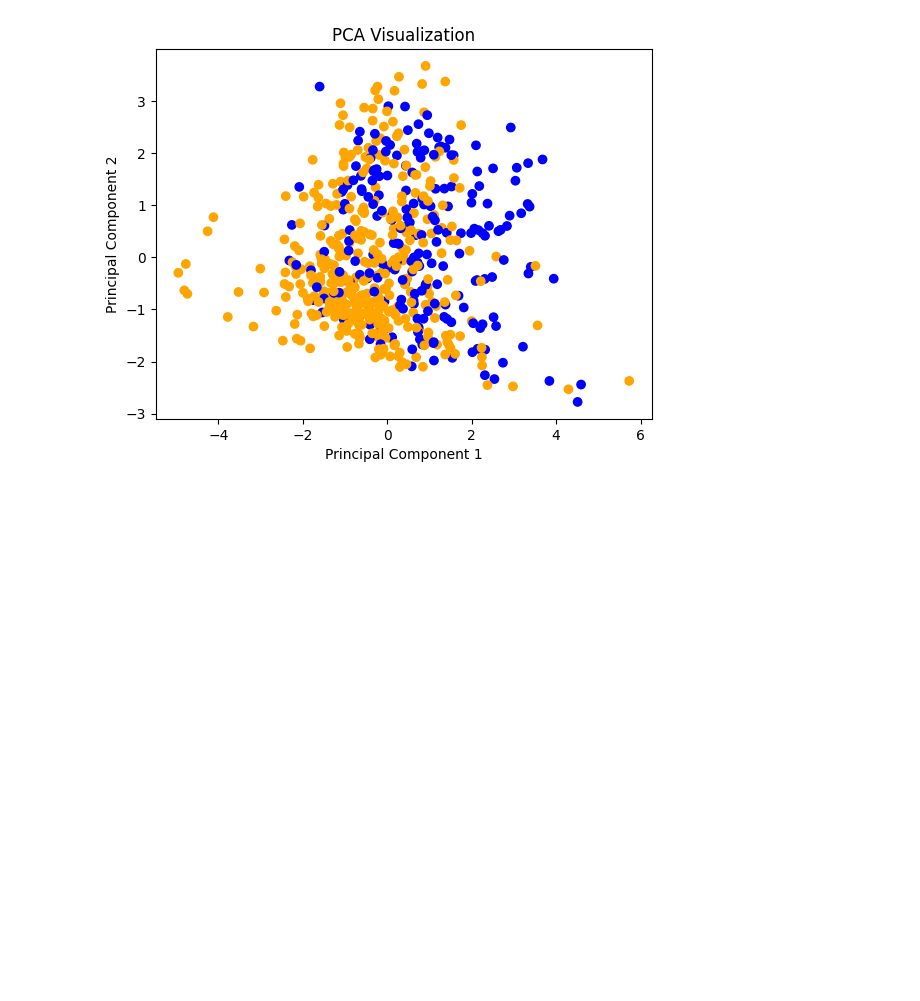
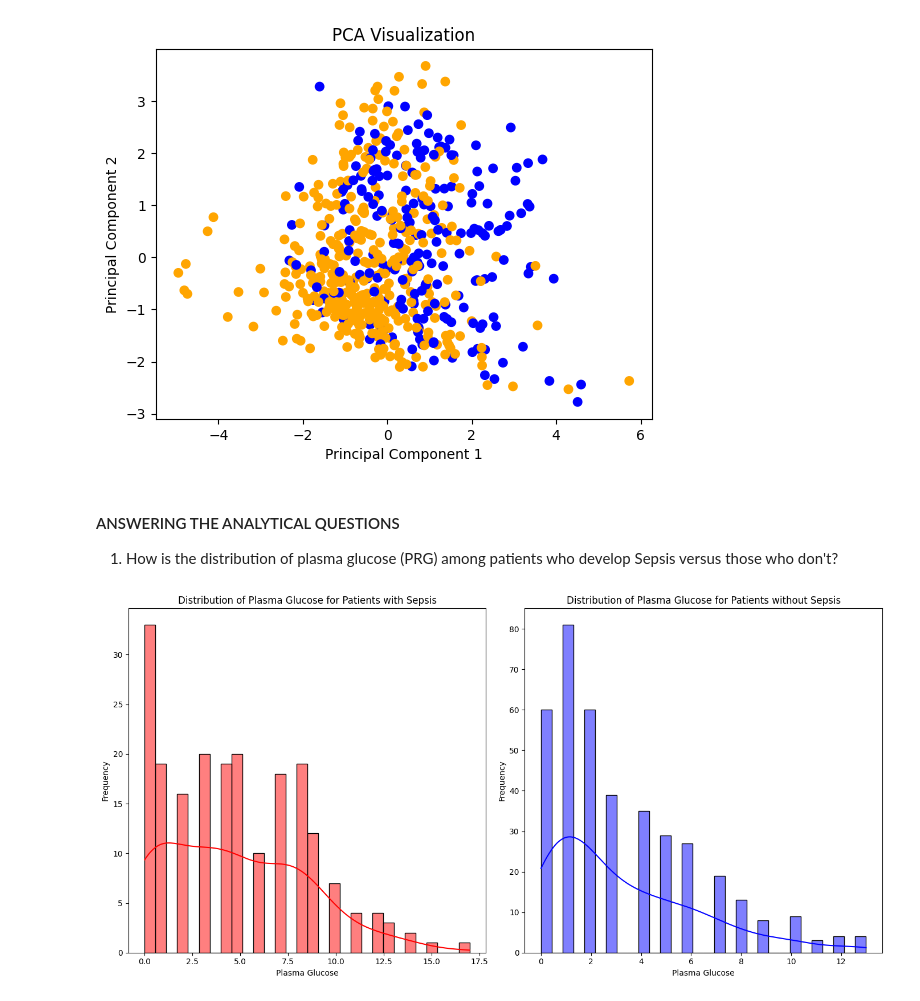
Before and after one commit to AndyMortey/Machine-Learning-API-Using-FastAPI-The-Sepsis-Case-Study, a Jupyter notebook: notebook.ipynb, the cells around one changed output. Drawn from its saved outputs; the diff is of its cells as text; code cells hidden in the pictures; blank space fills up the shorter version.

```diff
--- a/notebook.ipynb
+++ b/notebook.ipynb
@@ -434,3 +418,29 @@ plt.title('PCA Visualization')
 plt.show()
 # %% [output]
 [figure]
+# %% [markdown]
+#### ANSWERING THE ANALYTICAL QUESTIONS
+
+1. How is the distribution of plasma glucose (PRG) among patients who develop Sepsis versus those who don't?
+# %%
+#Create histograms for PRG values
+plt.figure(figsize=(14, 7))
+
+#Histogram for patients who develop sepsis
+plt.subplot(1, 2, 1)
+sns.histplot(df[df['Sepsis'] == 'Positive']['Plasma Glucose'], kde=True, bins=30, color='red')
+plt.title('Distribution of Plasma Glucose for Patients with Sepsis')
+plt.xlabel('Plasma Glucose')
+plt.ylabel('Frequency')
+
+#Histogram for patients who do not develop sepsis
+plt.subplot(1, 2, 2)
+sns.histplot(df[df['Sepsis'] == 'Negative']['Plasma Glucose'], kde=True, bins=30, color='blue')
+plt.title('Distribution of Plasma Glucose for Patients without Sepsis')
+plt.xlabel('Plasma Glucose')
+plt.ylabel('Frequency')
+
+plt.tight_layout()
+plt.show()
+# %% [output]
+[figure, added]
```
Also changed, not shown: parts of 20 cells of this notebook.
